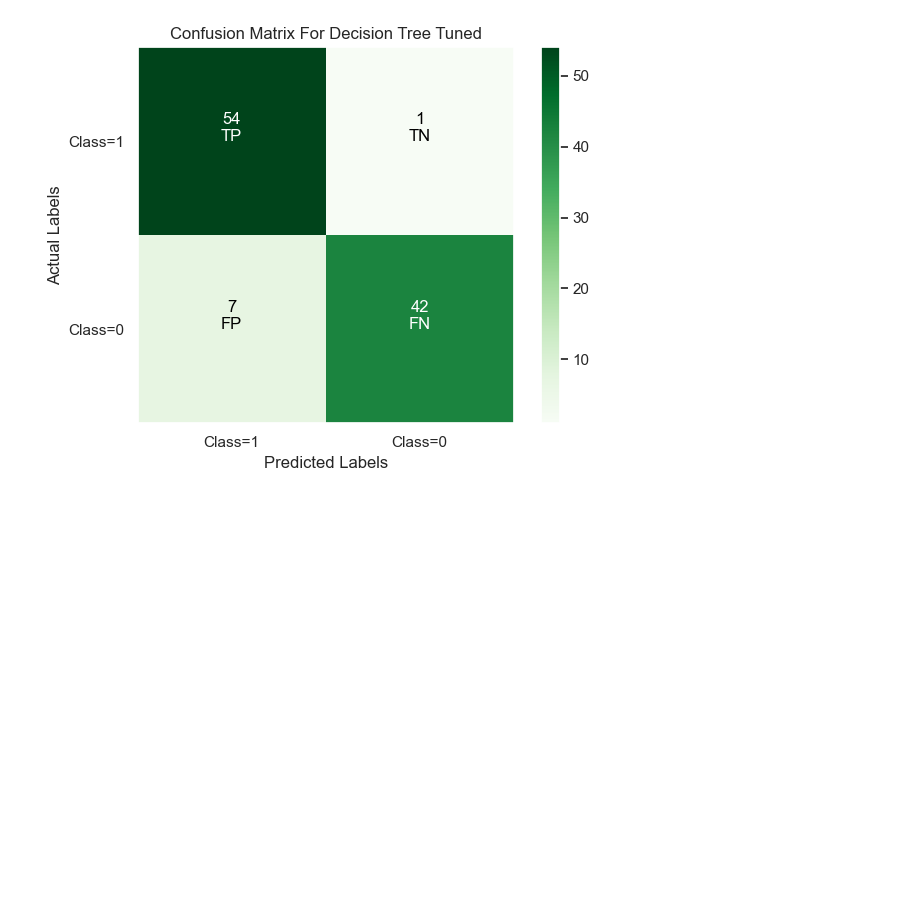
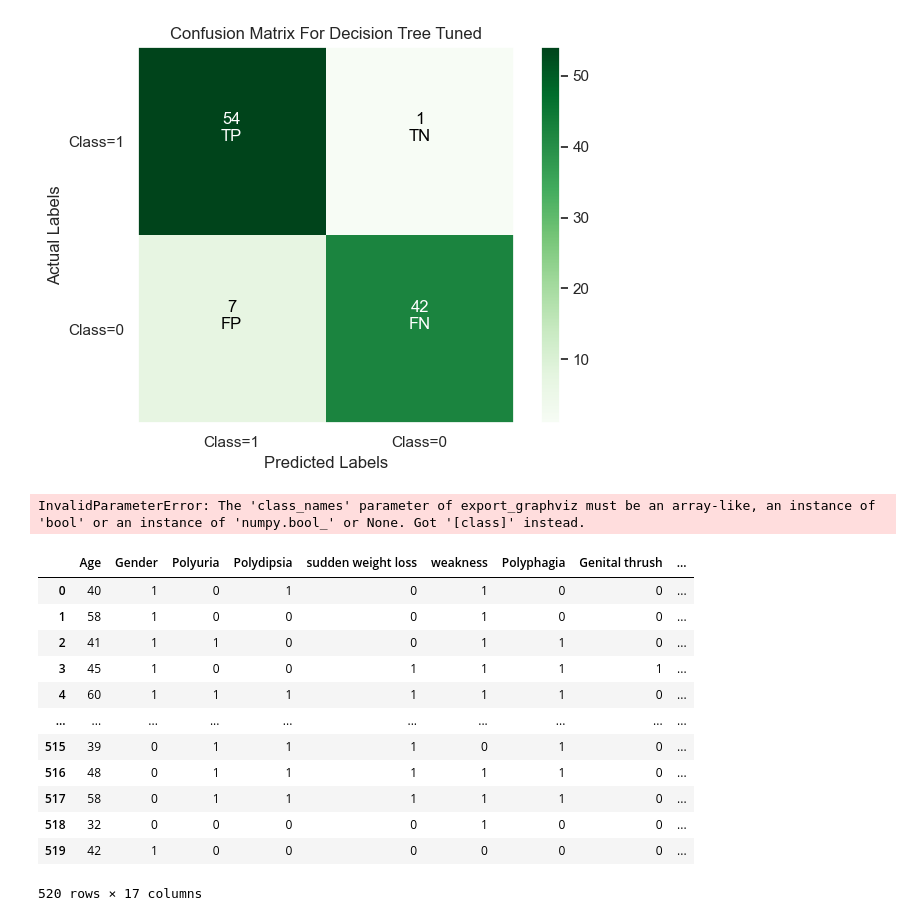
Before and after one commit to ahmedyar7/Machine-Learning-Projects, a Jupyter notebook: Early Stage Diabetes Risk Prediction/main.ipynb, the cells around one changed output. Cells and saved outputs as stored; diff of their text form; code cells hidden in the pictures; blank space fills up the shorter version.

```diff
--- a/Early Stage Diabetes Risk Prediction/main.ipynb
+++ b/Early Stage Diabetes Risk Prediction/main.ipynb
@@ -376,3 +376,34 @@ UnNormalize Confusion Matrix
 [[54  1]
  [ 7 42]]
 [figure]
+# %%
+import graphviz
+
+dot_data = export_graphviz(
+    tree,
+    out_file=None,
+    feature_names=df.columns.to_list(),
+    class_names="[class]",
+    filled=True,
+)
+
+graph = Source(dot_data, format="png")
+graph
+# %% [output]
+InvalidParameterError: The 'class_names' parameter of export_graphviz must be an array-like, an instance of 'bool' or an instance of 'numpy.bool_' or None. Got '[class]' instead.
+# %%
+df
+# %% [output]
+|  | Age | Gender | Polyuria | Polydipsia | sudden weight loss | weakness | Polyphagia | Genital thrush | ... |
+| 0 | 40 | 1 | 0 | 1 | 0 | 1 | 0 | 0 | ... |
+| 1 | 58 | 1 | 0 | 0 | 0 | 1 | 0 | 0 | ... |
+| 2 | 41 | 1 | 1 | 0 | 0 | 1 | 1 | 0 | ... |
+| 3 | 45 | 1 | 0 | 0 | 1 | 1 | 1 | 1 | ... |
+| 4 | 60 | 1 | 1 | 1 | 1 | 1 | 1 | 0 | ... |
+| ... | ... | ... | ... | ... | ... | ... | ... | ... | ... |
+| 515 | 39 | 0 | 1 | 1 | 1 | 0 | 1 | 0 | ... |
+| 516 | 48 | 0 | 1 | 1 | 1 | 1 | 1 | 0 | ... |
+| 517 | 58 | 0 | 1 | 1 | 1 | 1 | 1 | 0 | ... |
+| 518 | 32 | 0 | 0 | 0 | 0 | 1 | 0 | 0 | ... |
+| 519 | 42 | 1 | 0 | 0 | 0 | 0 | 0 | 0 | ... |
+520 rows × 17 columns
```
Also changed, not shown: parts of 2 cells of this notebook, 1 other file.
